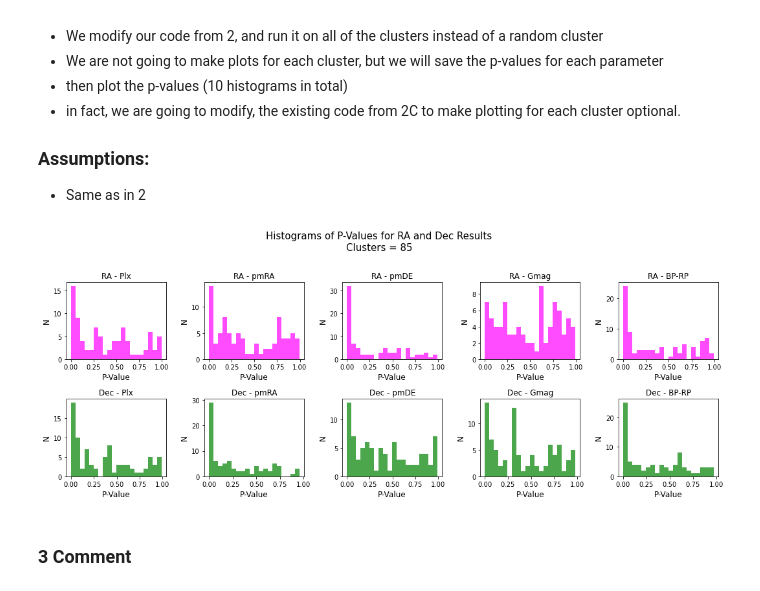
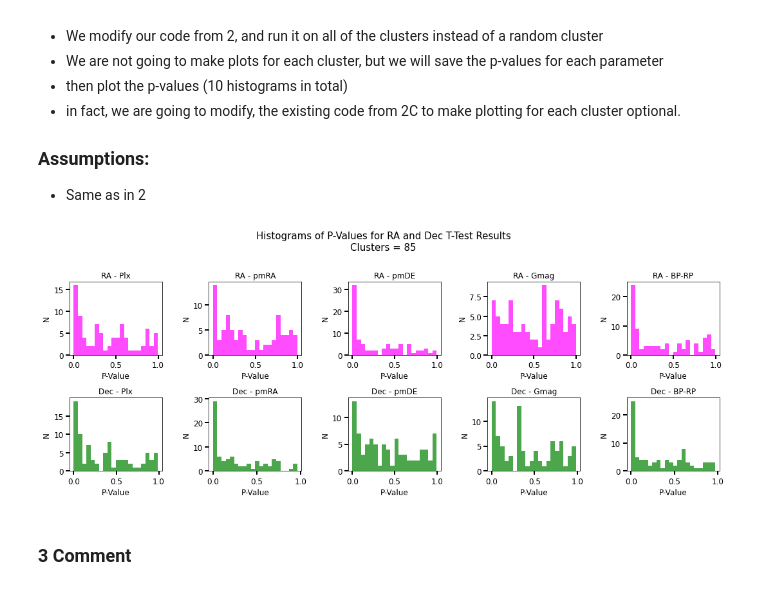
Before and after one commit to afinemax/stat_meth, a Jupyter notebook: assignments/a1/a1_max_fine.ipynb, the cells around one changed output. Saved outputs shown, nothing was run; the diff lists cells and outputs as text; code cells hidden in the pictures.

```diff
--- a/assignments/a1/a1_max_fine.ipynb
+++ b/assignments/a1/a1_max_fine.ipynb
@@ -365,6 +364,7 @@ def plot_histogram(ax, data1, data2, label1, label2, xlabel):
     ax.hist(data1, bins=20, alpha=0.5, label=label1, color=color_high)
     ax.set_ylabel('N', size=12)
     ax.set_title(xlabel, size=12)
+    ax.tick_params(axis='both', which='major', labelsize=12, width=2, length=6)
 
 # Create subplots
 fig, axes = plt.subplots(2, 5, figsize=(15, 6))
@@ -389,11 +389,11 @@ plot_histogram(axes[1, 4], dec_subsample_greater['BP-RP'], dec_subsample_less['B
 
 # Add legend for Dec at the upper right corner
 handles_dec, labels_dec = axes[1, 0].get_legend_handles_labels()
-fig.legend(handles_dec, labels_dec, loc='upper right', bbox_to_anchor=(1.1, 0.5), title='Dec')
+fig.legend(handles_dec, labels_dec, loc='upper right', bbox_to_anchor=(1.1, 0.5), title='Dec', )
 
+# Adjust layout & Fig Garb
+plt.suptitle(random_cluster_name, size=15)
 
-# Adjust layout
-plt.suptitle(random_cluster_name, size=15)
 plt.tight_layout()
 plt.show()
 # %% [output]
@@ -479,16 +479,26 @@ Idea & Assumptions:
 # %%
 ### 2C:
 
-# Choose a random cluster from your sample with a seed for reproducibility
-# Get unique cluster names
+# Function to do all the work of 2B
+def do_2b(cluster_name, plotting = True, print_output=True):
+    '''
+    Perform T-tests and plotting for a given cluster.
 
-def do_2b(cluster_name, plotting = True, print_output=True):
-    '''wrapper function around all the code needed to execute 2b,
-    if ran twice, does all the needed code for 2c'''
+    Parameters:
+    - cluster_name (str): The name of the cluster.
+    - plotting (bool): If True, plot histograms; default is True.
+    - print_output (bool): If True, print the results; default is True.
 
-    # There is a small logical error here
-    # I have no code to prevent a cluster from being picked more than once
-    # I am relying on luck that it will not happen
+    Returns:
+    - tuple: T-test results for RA and Dec subsamples (dicts).
+
+    Notes:
+    - This function performs T-tests and generates histograms for the given cluster.
+    - The T-tests are conducted on two subsamples split by mean RA and Dec.
+    - Histograms are plotted if 'plotting' is set to True.
+    - Results are printed if 'print_output' is set to True.
+
+    '''
 
     selected_cluster = stars_hiprob[stars_hiprob['Name'] == cluster_name]
 
@@ -657,41 +667,45 @@ for cluster_name in unique_cluster_names:
 RA_df_results = pd.DataFrame(ra_df_list)
 DEC_df_results = pd.DataFrame(dec_df_list)
 # %%
-# 3 plotting cell
+# 3 Plotting cell
 
 n_bins = 20 # this seems reasonable, I could do a int(sqrt(n)) rule but this looks nice
 
 # Grab Parameters from pd
 ra_parameters = RA_df_results['Parameter'].unique()
 dec_parameters = DEC_df_results['Parameter'].unique()
 
 # Initalize figure
 fig, axes = plt.subplots(2, 5, figsize=(15, 6))
 
 # Plot histograms for RA results
 for i, parameter in enumerate(ra_parameters):
     ax = axes[0, i]
     ax.hist(RA_df_results[RA_df_results['Parameter'] == parameter]['RA_P_Value'], bins=n_bins, color='magenta', alpha=0.7)
     ax.set_title(f'RA - {parameter}')
     ax.set_xlabel('P-Value', size=12)
     ax.set_ylabel('N', size=12)
+    ax.tick_params(axis='both', which='major', labelsize=12, width=2, length=6)
 
 # Plot histograms for Dec results
 for i, parameter in enumerate(dec_parameters):
     ax = axes[1, i]
     ax.hist(DEC_df_results[DEC_df_results['Parameter'] == parameter]['Dec_P_Value'], bins=n_bins, color='green', alpha=0.7)
     ax.set_title(f'Dec - {parameter}')
     ax.set_xlabel('P-Value', size=12)
     ax.set_ylabel('N', size=12)
+    ax.tick_params(axis='both', which='major', labelsize=12, width=2, length=6)
 
-# Adjust layout, add Title
+
+# Fig Garb
 total_clusters = len(unique_cluster_names)
-plt.suptitle(f'Histograms of P-Values for RA and Dec Results\nClusters = {total_clusters}', size=15)
+plt.suptitle(f'Histograms of P-Values for RA and Dec T-Test Results\nClusters = {total_clusters}', size=15)
 plt.tight_layout(rect=[0, 0, 1, 0.96])
+plt.show()
 
-plt.show()
+# Side note, this colors pop!
 # %% [output]
-[figure, old version]
+[figure, new version]
 # %% [markdown]
 ### 3 Comment
 # %% [markdown]
```
Also changed, not shown: parts of 8 cells of this notebook.
